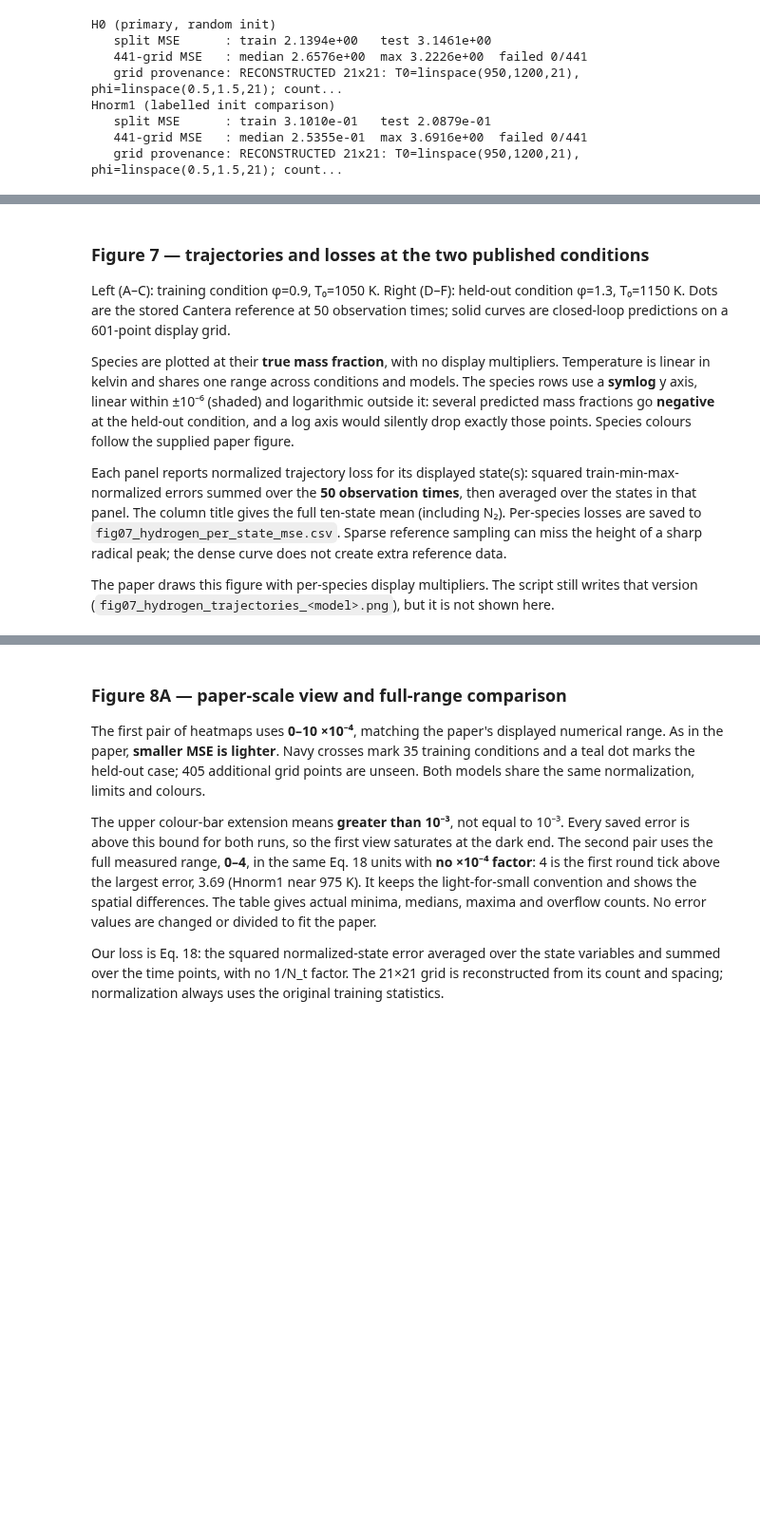
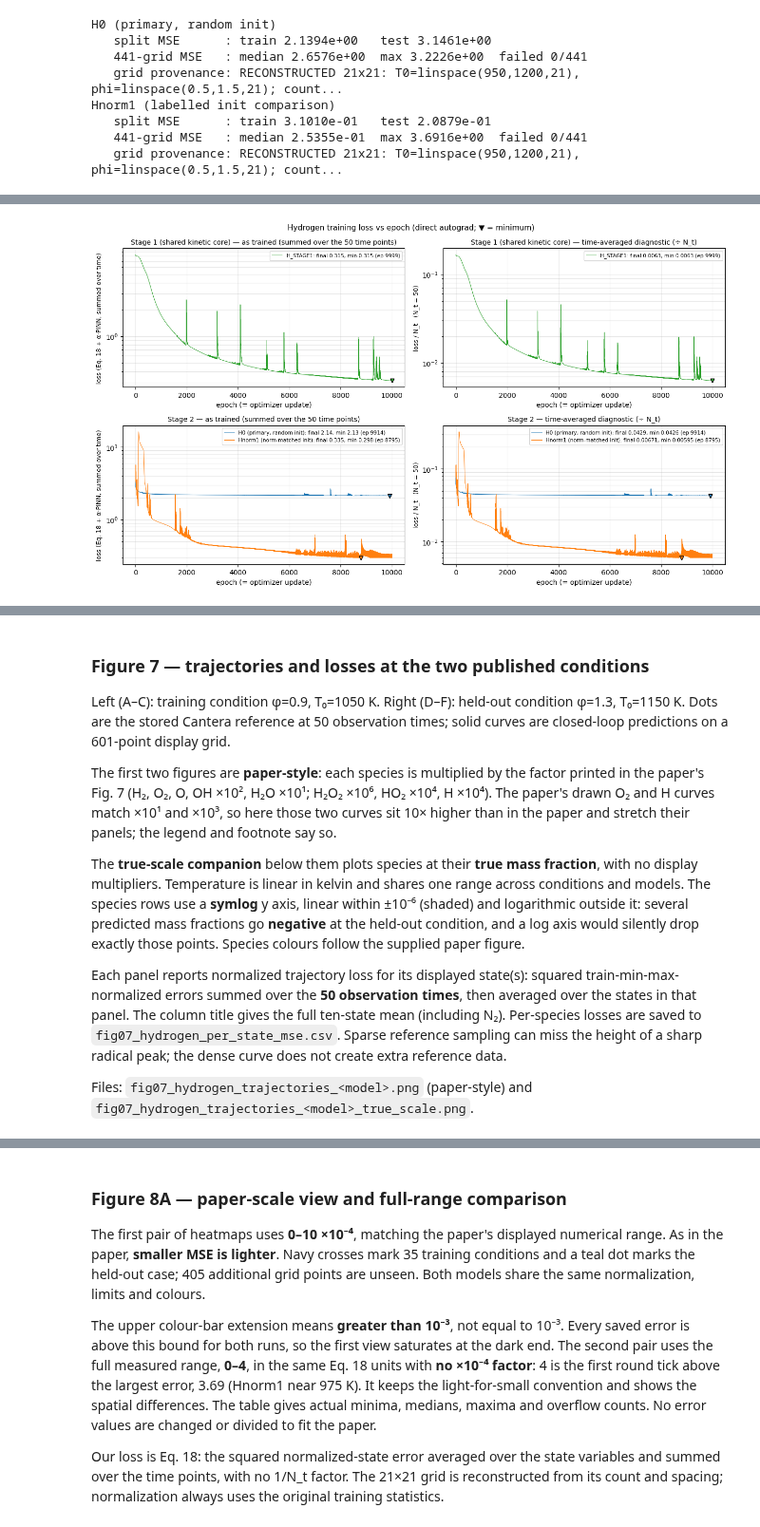
Before and after one commit to bnkglu/chemkan-tuwien, a Jupyter notebook: chemkan/notebooks/08_hydrogen_reproduction.ipynb, the cells around one changed output, grey strips where cells are left out. Shown at 95% size. Cells and saved outputs as stored; diff of their text form; code cells hidden in the pictures; blank space fills up the shorter version.

```diff
--- a/chemkan/notebooks/08_hydrogen_reproduction.ipynb
+++ b/chemkan/notebooks/08_hydrogen_reproduction.ipynb
@@ -146,0 +163,44 @@ Hnorm1 (labelled init comparison)
+# %%
+import pandas as pd
+
+n_t = len(np.load(ROOT / "chemkan/data/generated/hydrogen.npz")["t"])      # 50 time points
+# directory of the Stage-1 checkpoint both Stage-2 runs loaded
+stage1_dir = (ROOT / _json.loads((RUN_DIR / "config.json").read_text())["stage1_from"]["path"]).parent
+rows = [("Stage 1 (shared kinetic core)",
+         [("H_STAGE1", stage1_dir / "history_stage1.csv", "tab:green")]),
+        ("Stage 2",
+         [("H0 (primary, random init)", RUN_DIR / "history_stage2.csv", "tab:blue"),
+          ("Hnorm1 (norm-matched init)", COMPARE_DIR / "history_stage2.csv", "tab:orange")])]
+
+fig, axes = plt.subplots(2, 2, figsize=(13, 7.6))
+summary = []
+for r, (stage, runs) in enumerate(rows):
+    for c, (divisor, ylabel) in enumerate(((1, "loss (Eq. 18 + α·PINN, summed over time)"),
+                                           (n_t, f"loss / N_t   (N_t = {n_t})"))):
+        ax = axes[r, c]
+        for label, path, colour in runs:
+            h = pd.read_csv(path)
+            loss = h.total_loss / divisor
+            k = int(loss.idxmin())
+            ax.semilogy(h.epoch, loss, lw=0.7, color=colour,
+                        label=f"{label}: final {loss.iloc[-1]:.3g}, min {loss[k]:.3g} (ep {k})")
+            ax.plot(h.epoch[k], loss[k], "v", color=colour, mec="k", ms=6)
+            if c == 0:
+                summary.append(dict(stage=stage, run=label, epochs=len(h),
+                                    first=h.total_loss.iloc[0], final=h.total_loss.iloc[-1],
+                                    minimum=h.total_loss.min(), min_epoch=k,
+                                    final_over_N_t=h.total_loss.iloc[-1] / n_t))
+        ax.set_xlabel("epoch (= optimizer update)")
+        ax.set_ylabel(ylabel, fontsize=9)
+        ax.grid(alpha=.3, which="both")
+        ax.legend(fontsize=7.5, loc="upper right")
+        ax.set_title(f"{stage} — " + ("as trained (summed over the 50 time points)" if c == 0
+                                      else "time-averaged diagnostic (÷ N_t)"), fontsize=10)
+fig.suptitle("Hydrogen training loss vs epoch (direct autograd; ▼ = minimum)", fontsize=11)
+fig.tight_layout()
+for ext in ("png", "pdf"):
+    fig.savefig(FIG_DIR / f"hydrogen_training_loss_comparison.{ext}", dpi=200, bbox_inches="tight")
+plt.show()
+display(pd.DataFrame(summary).round(4))
+# %% [output]
+[figure, added]
@@ -151,9 +215,14 @@ Left (A–C): training condition φ=0.9, T₀=1050 K. Right (D–F): held-out co
 φ=1.3, T₀=1150 K. Dots are the stored Cantera reference at 50 observation times;
 solid curves are closed-loop predictions on a 601-point display grid.
 
-Species are plotted at their **true mass fraction**, with no display multipliers.
-Temperature is linear in kelvin and shares one range across conditions and models. The
-species rows use a **symlog** y axis, linear within ±10⁻⁶ (shaded) and logarithmic
+The first two figures are **paper-style**: each species is multiplied by the factor printed
+in the paper's Fig. 7 (H₂, O₂, O, OH ×10², H₂O ×10¹; H₂O₂ ×10⁶, HO₂ ×10⁴, H ×10⁴). The
+paper's drawn O₂ and H curves match ×10¹ and ×10³, so here those two curves sit 10× higher
+than in the paper and stretch their panels; the legend and footnote say so.
+
+The **true-scale companion** below them plots species at their **true mass fraction**, with
+no display multipliers. Temperature is linear in kelvin and shares one range across
+conditions and models. The species rows use a **symlog** y axis, linear within ±10⁻⁶ (shaded) and logarithmic
 outside it: several predicted mass fractions go **negative** at the held-out condition,
 and a log axis would silently drop exactly those points. Species colours follow the
 supplied paper figure.
@@ -165,8 +234,8 @@ N₂). Per-species losses are saved to `fig07_hydrogen_per_state_mse.csv`. Spars
 sampling can miss the height of a sharp radical peak; the dense curve does not create
 extra reference data.
 
-The paper draws this figure with per-species display multipliers. The script still writes
-that version (`fig07_hydrogen_trajectories_<model>.png`), but it is not shown here.
+Files: `fig07_hydrogen_trajectories_<model>.png` (paper-style) and
+`fig07_hydrogen_trajectories_<model>_true_scale.png`.
 # %%
 # Figure code: chemkan/scripts/figures/fig07_hydrogen_trajectories.py
 import pandas as pd
```
Also changed, not shown: parts of 4 cells of this notebook, 12 other files.
